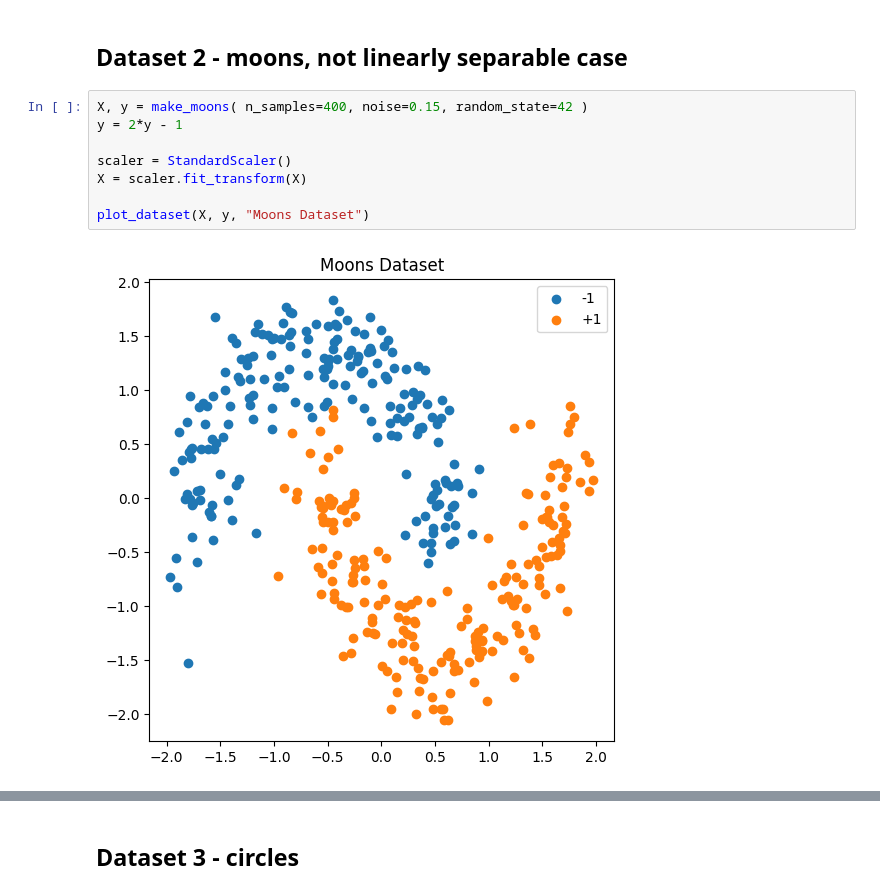
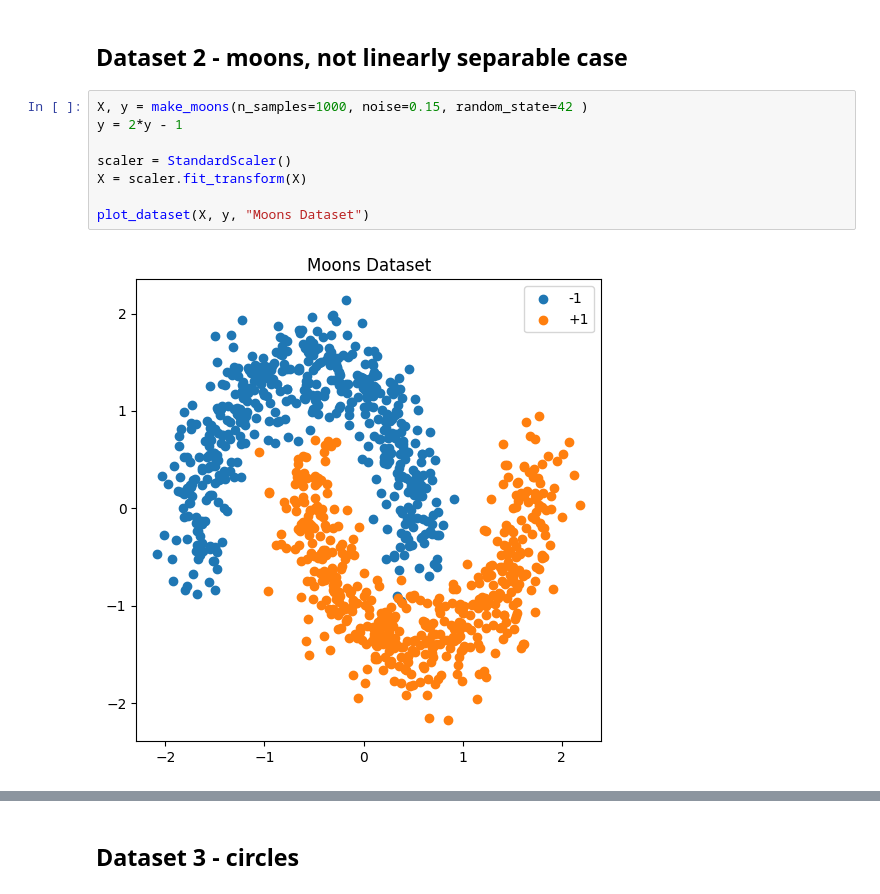
Before and after one commit to PioRow/Stochastic_Conjugete_subgradient_algorithm_for_kernel_SVM, a Jupyter notebook: algorithm_base_comparison.ipynb, the cells around one changed output, grey strips where cells are left out. Saved outputs shown, nothing was run; the diff lists cells and outputs as text.

```diff
--- a/algorithm_base_comparison.ipynb
+++ b/algorithm_base_comparison.ipynb
@@ -123,15 +145,15 @@ weighted avg       0.27      0.52      0.35        60
 # %% [markdown]
 ## Dataset 2 - moons, not linearly separable case
 # %%
-X, y = make_moons( n_samples=400, noise=0.15, random_state=42 )
+X, y = make_moons(n_samples=1000, noise=0.15, random_state=42 )
 y = 2*y - 1
 
 scaler = StandardScaler()
 X = scaler.fit_transform(X)
 
 plot_dataset(X, y, "Moons Dataset")
 # %% [output]
-[figure, old version]
+[figure, new version]
 # %%
 X_train, X_test, y_train, y_test = train_test_split( X, y, test_size=0.2, random_state=42)
 
```
Also changed, not shown: parts of 6 cells of this notebook, 1 other file.
